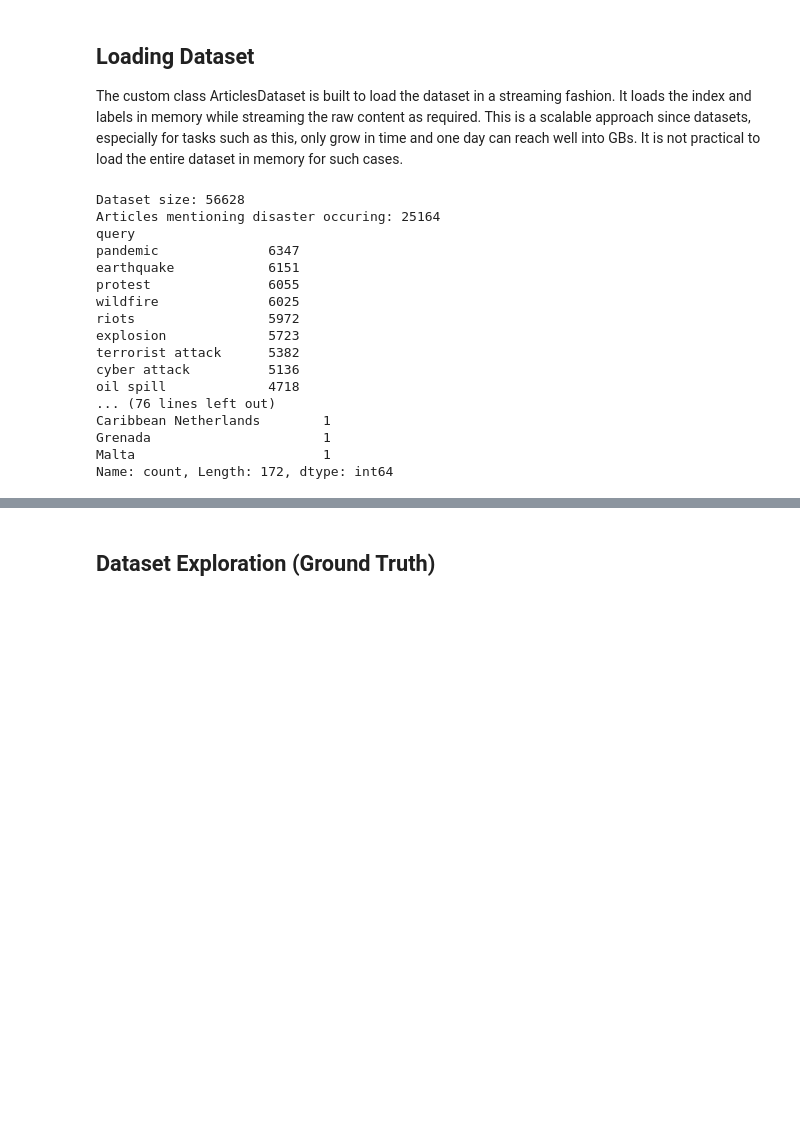
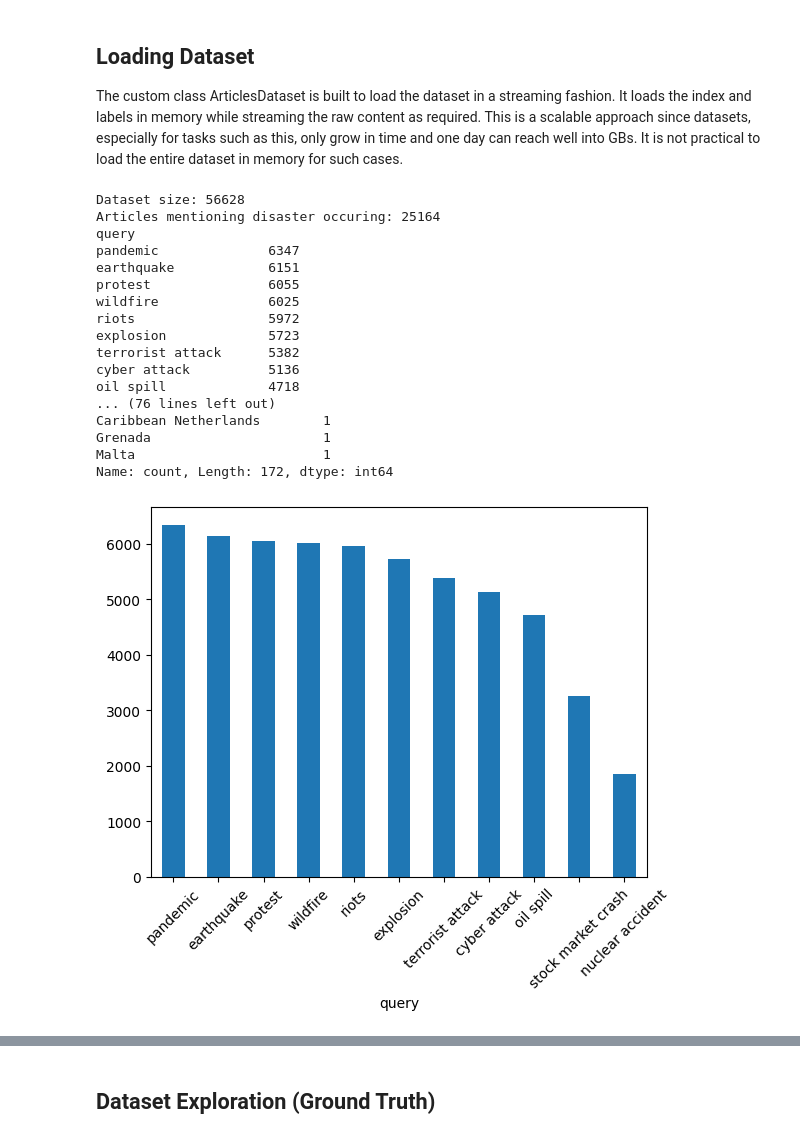
Before and after one commit to nus-course-projects/cs5246-text-mining, a Jupyter notebook: pipeline.ipynb, the cells around one changed output, grey strips where cells are left out. Saved outputs shown, nothing was run; the diff lists cells and outputs as text; code cells hidden in the pictures; blank space fills up the shorter version.

Commit message:
fix: dataset distribution

```diff
--- a/pipeline.ipynb
+++ b/pipeline.ipynb
@@ -58,30 +58,31 @@ The custom class ArticlesDataset is built to load the dataset in a streaming fas
 # %%
 import os
 from utils.dataset.articles import ArticlesDataset
 
 
 DATA_DIR = os.path.join("data", "articles")
 
 dataset = ArticlesDataset(DATA_DIR)
 print(f"Dataset size: {len(dataset)}")
 articles = dataset.filter_by_label(event_occured=True)
 print(f"Articles mentioning disaster occuring: {len(articles)}")
-dataset.show_dist()
+dataset.show_dist(plot=True)
 # %% [output]
 Dataset size: 56628
 Articles mentioning disaster occuring: 25164
 query
 pandemic              6347
 earthquake            6151
 protest               6055
 wildfire              6025
 riots                 5972
 explosion             5723
 terrorist attack      5382
 cyber attack          5136
 oil spill             4718
 ... (76 lines left out)
 Caribbean Netherlands        1
 Grenada                      1
 Malta                        1
 Name: count, Length: 172, dtype: int64
+[figure, added]
```
Also changed, not shown: parts of 1 cell of this notebook, 1 other file.
